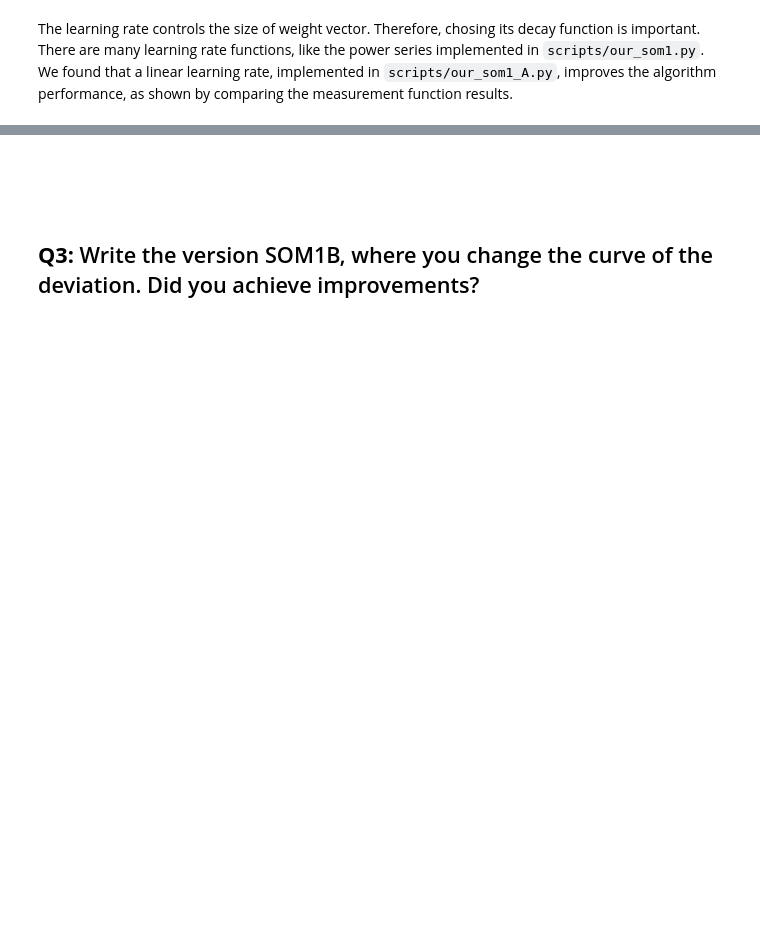
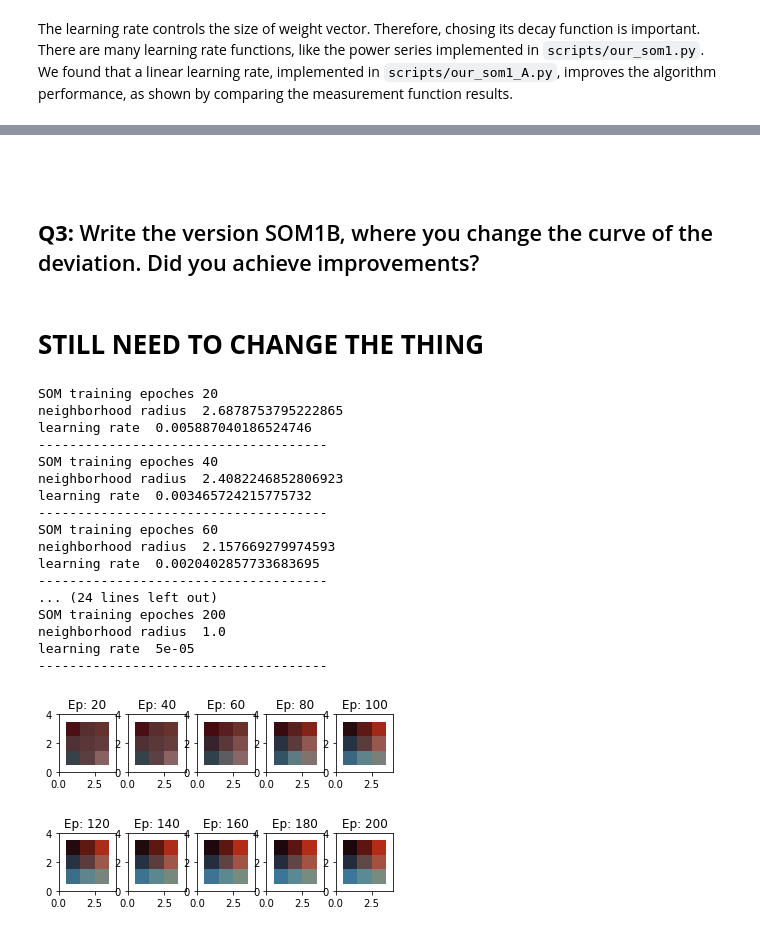
Before and after one commit to gundruke/TMBD-project-3, a Jupyter notebook: Answers.ipynb, the cells around one changed output, grey strips where cells are left out. Drawn from its saved outputs; the diff is of its cells as text; code cells hidden in the pictures; blank space fills up the shorter version.

```diff
--- a/Answers.ipynb
+++ b/Answers.ipynb
@@ -176,6 +174,30 @@ neighborhood_preservation_trustworthiness(1, trunc_data, cd)
-# %% [markdown]
-<br /> <br />
 # %% [markdown]
+<br /> <br />
 ## **Q3:** Write the version SOM1B, where you change the curve of the deviation. Did you achieve improvements?
-# %% [markdown]
-<br /> <br />
+# %% [markdown]
+# **STILL NEED TO CHANGE THE THING**
+# %%
+from scripts.our_som1_B import SOM as SOM_1_B
+# som = SOM(x_size, y_size, num_features)
+som_1_B = SOM_1_B(3,3,3)
+joined_df, clustered_df = som_train_predict(som_1_A, trunc_data, agri_data, num_epochs=200, init_learning_rate=0.01)
+#joined_df.iloc[0:5]
+# %% [output]
+SOM training epoches 20
+neighborhood radius  2.6878753795222865
+learning rate  0.005887040186524746
+-------------------------------------
+SOM training epoches 40
+neighborhood radius  2.4082246852806923
+learning rate  0.003465724215775732
+-------------------------------------
+SOM training epoches 60
+neighborhood radius  2.157669279974593
+learning rate  0.0020402857733683695
+-------------------------------------
+... (24 lines left out)
+SOM training epoches 200
+neighborhood radius  1.0
+learning rate  5e-05
+-------------------------------------
+[figure, added]
```
Also changed, not shown: parts of 26 cells of this notebook, 3 other files.
